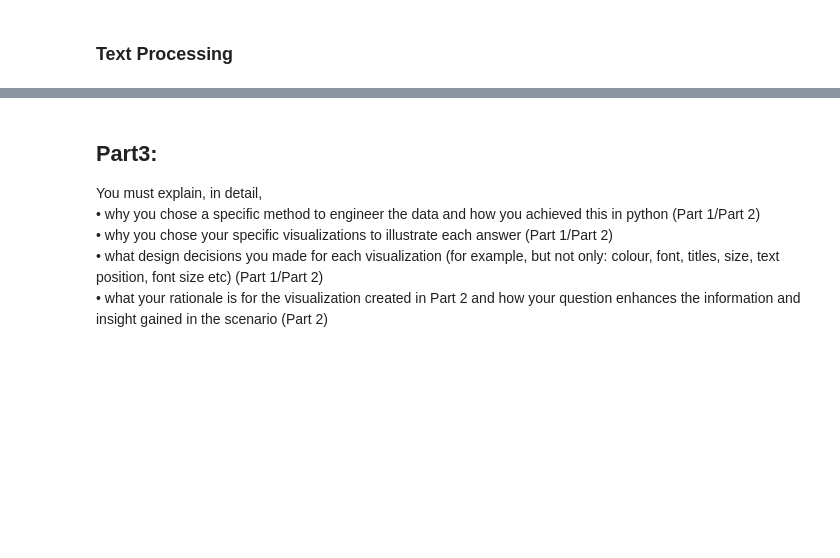
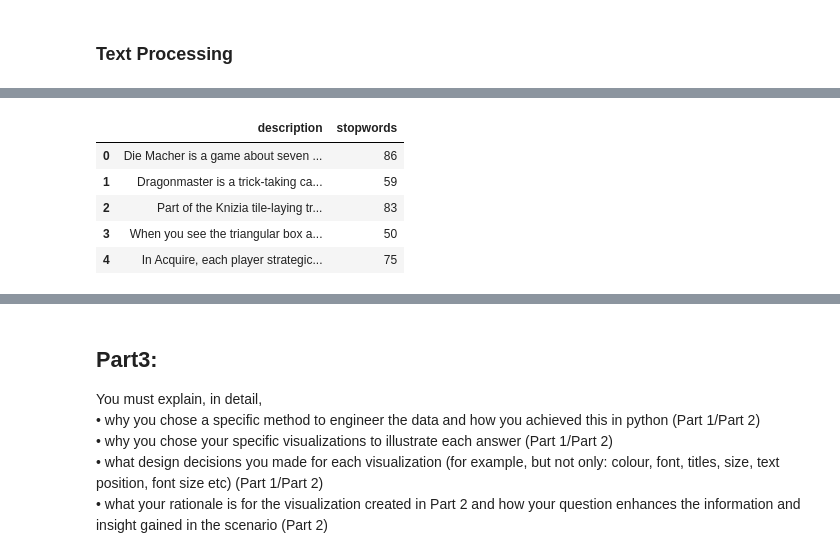
Before and after one commit to FJGM2023015/CA1_DVis_HDip_Lvl8-, a Jupyter notebook: Francisco_Gorigoitia_DVisHDip_CA1.ipynb, the cells around one changed output, grey strips where cells are left out. Saved outputs shown, nothing was run; the diff lists cells and outputs as text; code cells hidden in the pictures; blank space fills up the shorter version.

```diff
--- a/Francisco_Gorigoitia_DVisHDip_CA1.ipynb
+++ b/Francisco_Gorigoitia_DVisHDip_CA1.ipynb
@@ -1316,0 +1369,15 @@ Name: description, dtype: object
+# %%
+# Number of stopwords
+import nltk
+
+from nltk.corpus import stopwords
+stop = stopwords.words('english')
+df_games['stopwords'] = df_games['description'].apply(lambda x: len([x for x in x.split() if x in stop]))
+df_games[['description','stopwords']].head()
+# %% [output]
+|  | description | stopwords |
+| 0 | Die Macher is a game about seven ... | 86 |
+| 1 | Dragonmaster is a trick-taking ca... | 59 |
+| 2 | Part of the Knizia tile-laying tr... | 83 |
+| 3 | When you see the triangular box a... | 50 |
+| 4 | In Acquire, each player strategic... | 75 |
```
Also changed, not shown: parts of 10 cells of this notebook.
